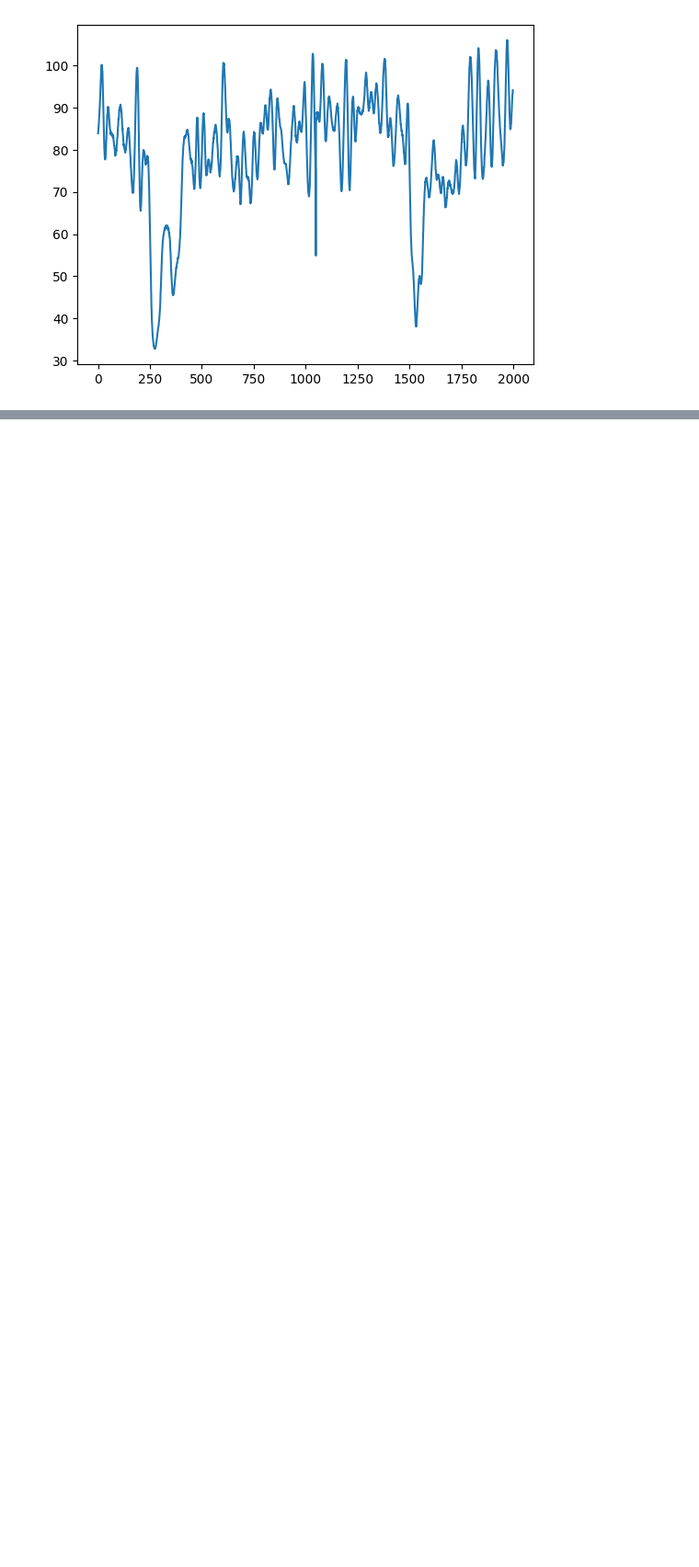
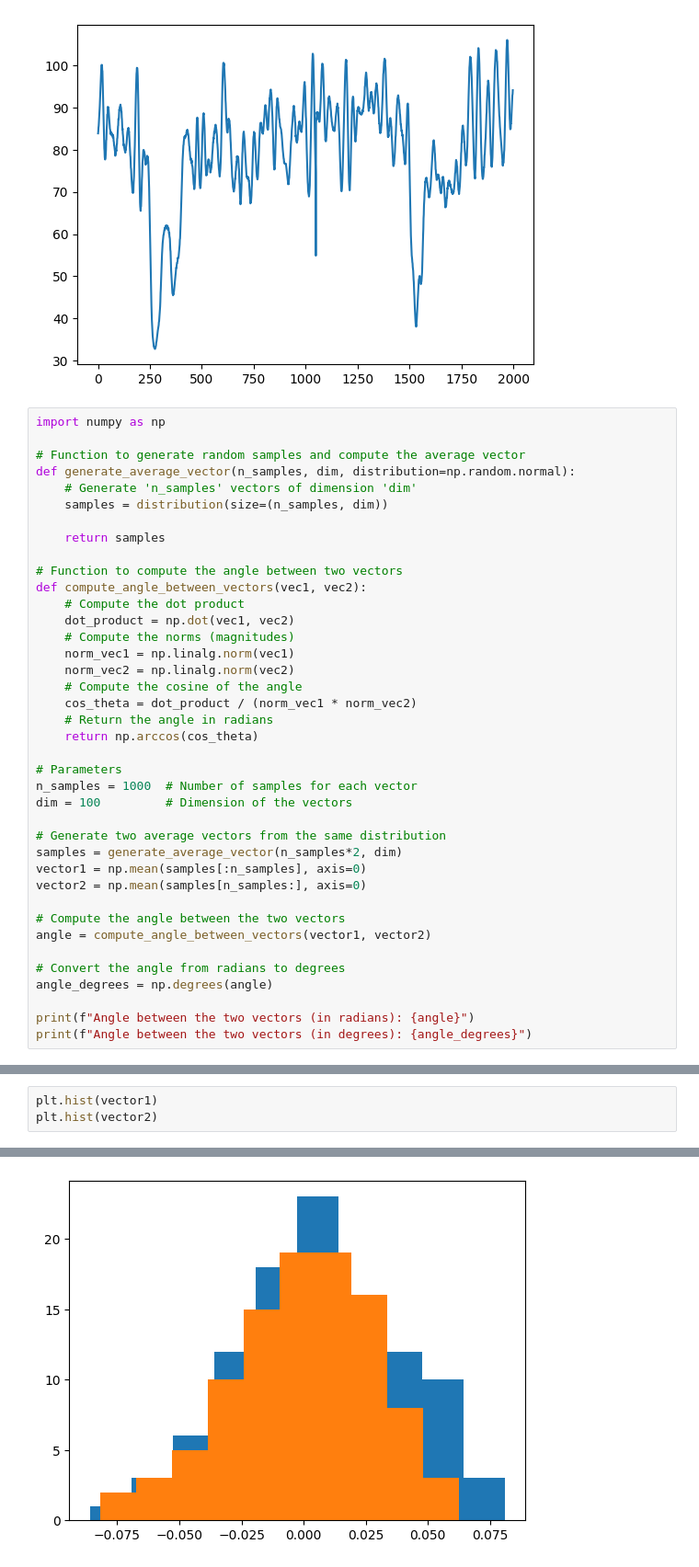
Before and after one commit to Ibos-lab/Users, a Jupyter notebook: losadac/population_distance/population_distance.ipynb, the cells around one changed output, grey strips where cells are left out. Shown at 92% size. Saved outputs shown, nothing was run; the diff lists cells and outputs as text; blank space fills up the shorter version.

```diff
--- a/losadac/population_distance/population_distance.ipynb
+++ b/losadac/population_distance/population_distance.ipynb
@@ -797,3 +831,42 @@ plt.plot(np.array(pp).reshape(-1))
 [figure]
 [figure]
 [figure]
+# %%
+import numpy as np
+
+# Function to generate random samples and compute the average vector
+def generate_average_vector(n_samples, dim, distribution=np.random.normal):
+    # Generate 'n_samples' vectors of dimension 'dim'
+    samples = distribution(size=(n_samples, dim))
+
+    return samples
+
+# Function to compute the angle between two vectors
+def compute_angle_between_vectors(vec1, vec2):
+    # Compute the dot product
+    dot_product = np.dot(vec1, vec2)
+    # Compute the norms (magnitudes)
+    norm_vec1 = np.linalg.norm(vec1)
+    norm_vec2 = np.linalg.norm(vec2)
+    # Compute the cosine of the angle
+    cos_theta = dot_product / (norm_vec1 * norm_vec2)
+    # Return the angle in radians
+    return np.arccos(cos_theta)
+
+# Parameters
+n_samples = 1000  # Number of samples for each vector
+dim = 100         # Dimension of the vectors
+
+# Generate two average vectors from the same distribution
+samples = generate_average_vector(n_samples*2, dim)
+vector1 = np.mean(samples[:n_samples], axis=0)
+vector2 = np.mean(samples[n_samples:], axis=0)
+
+# Compute the angle between the two vectors
+angle = compute_angle_between_vectors(vector1, vector2)
+
+# Convert the angle from radians to degrees
+angle_degrees = np.degrees(angle)
+
+print(f"Angle between the two vectors (in radians): {angle}")
+print(f"Angle between the two vectors (in degrees): {angle_degrees}")
@@ -799,0 +876,4 @@ plt.plot(np.array(pp).reshape(-1))
+# %%
+plt.hist(vector1)
+plt.hist(vector2)
+# %% [output]
@@ -799,0 +885 @@ plt.plot(np.array(pp).reshape(-1))
+[figure, added]
```
Also changed, not shown: parts of 12 cells of this notebook.
